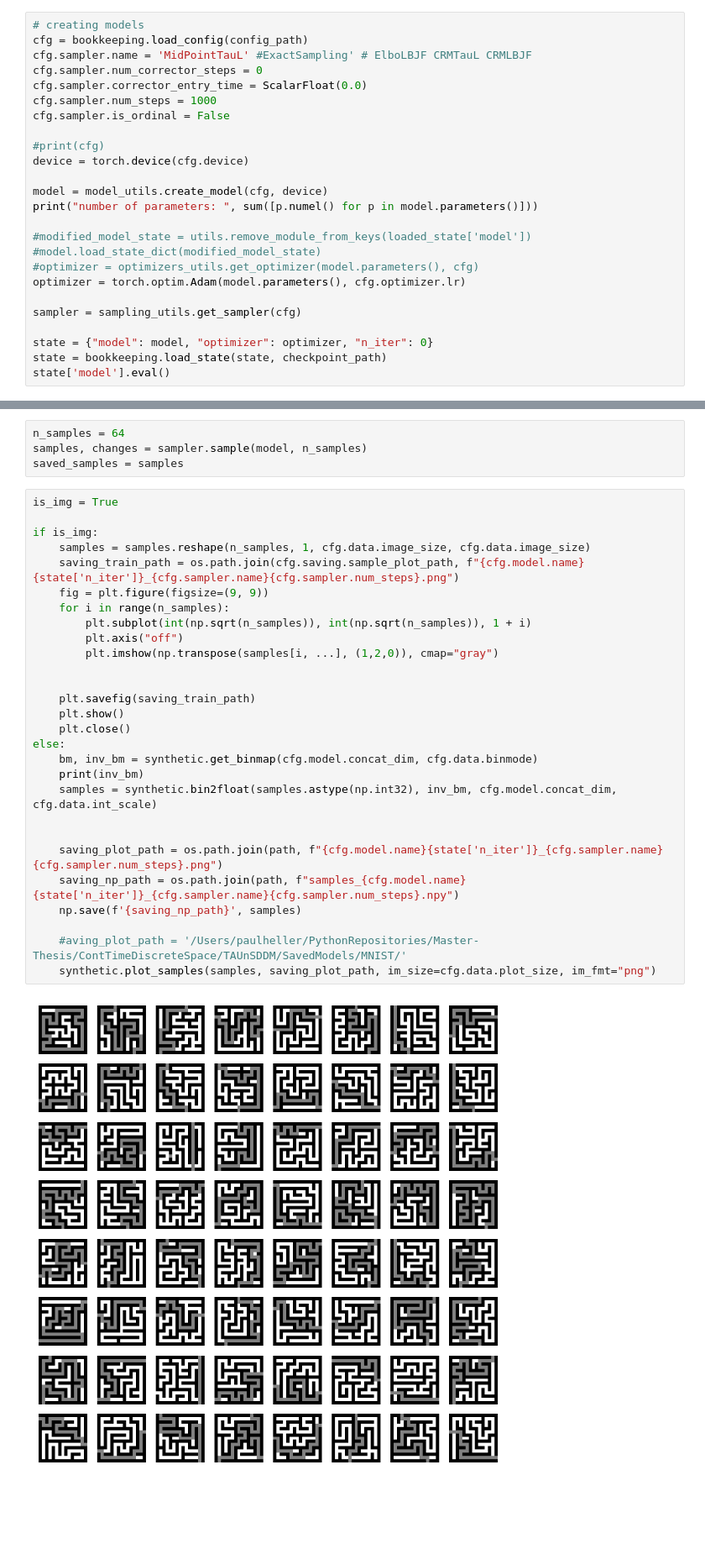
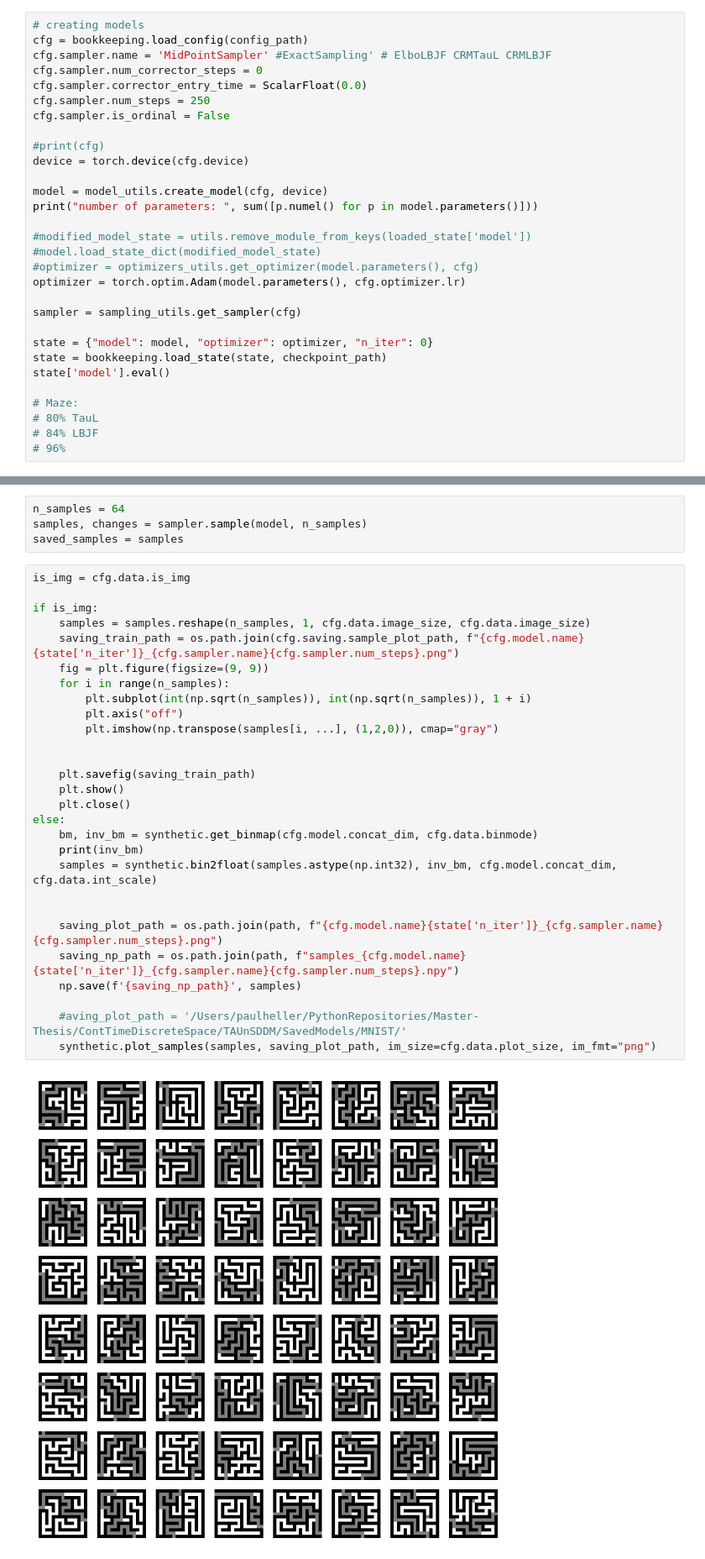
Before and after one commit to paulffm/Continuous-Time-Diffusion-Models-for-Discrete-Data, a Jupyter notebook: ContTimeDiscreteSpace/TAUnSDDM/sample_notebook.ipynb, the cells around one changed output, grey strips where cells are left out. Shown at 84% size. Drawn from its saved outputs; the diff is of its cells as text; blank space fills up the shorter version.

```diff
--- a/ContTimeDiscreteSpace/TAUnSDDM/sample_notebook.ipynb
+++ b/ContTimeDiscreteSpace/TAUnSDDM/sample_notebook.ipynb
@@ -116,10 +120,10 @@ checkpoint_path = os.path.join(path, date, model_name)
 # %%
 # creating models
 cfg = bookkeeping.load_config(config_path)
-cfg.sampler.name = 'MidPointTauL' #ExactSampling' # ElboLBJF CRMTauL CRMLBJF
+cfg.sampler.name = 'MidPointSampler' #ExactSampling' # ElboLBJF CRMTauL CRMLBJF
 cfg.sampler.num_corrector_steps = 0
 cfg.sampler.corrector_entry_time = ScalarFloat(0.0)
-cfg.sampler.num_steps = 1000
+cfg.sampler.num_steps = 250
 cfg.sampler.is_ordinal = False
 
 #print(cfg)
@@ -138,4 +142,9 @@ sampler = sampling_utils.get_sampler(cfg)
 state = {"model": model, "optimizer": optimizer, "n_iter": 0}
 state = bookkeeping.load_state(state, checkpoint_path)
 state['model'].eval()
+
+# Maze:
+# 80% TauL
+# 84% LBJF
+# 96%
 # %% [output]
@@ -146,35 +155,35 @@ n_samples = 64
 samples, changes = sampler.sample(model, n_samples)
 saved_samples = samples
 # %%
-is_img = True
+is_img = cfg.data.is_img
 
 if is_img:
     samples = samples.reshape(n_samples, 1, cfg.data.image_size, cfg.data.image_size)
     saving_train_path = os.path.join(cfg.saving.sample_plot_path, f"{cfg.model.name}{state['n_iter']}_{cfg.sampler.name}{cfg.sampler.num_steps}.png")
     fig = plt.figure(figsize=(9, 9))
     for i in range(n_samples):
         plt.subplot(int(np.sqrt(n_samples)), int(np.sqrt(n_samples)), 1 + i)
         plt.axis("off")
         plt.imshow(np.transpose(samples[i, ...], (1,2,0)), cmap="gray")
 
 
     plt.savefig(saving_train_path)
     plt.show()
     plt.close()
 else:
     bm, inv_bm = synthetic.get_binmap(cfg.model.concat_dim, cfg.data.binmode)
     print(inv_bm)
     samples = synthetic.bin2float(samples.astype(np.int32), inv_bm, cfg.model.concat_dim, cfg.data.int_scale)
 
 
     saving_plot_path = os.path.join(path, f"{cfg.model.name}{state['n_iter']}_{cfg.sampler.name}{cfg.sampler.num_steps}.png")
     saving_np_path = os.path.join(path, f"samples_{cfg.model.name}{state['n_iter']}_{cfg.sampler.name}{cfg.sampler.num_steps}.npy")
     np.save(f'{saving_np_path}', samples)
 
     #aving_plot_path = '/Users/paulheller/PythonRepositories/Master-Thesis/ContTimeDiscreteSpace/TAUnSDDM/SavedModels/MNIST/'
     synthetic.plot_samples(samples, saving_plot_path, im_size=cfg.data.plot_size, im_fmt="png")
 # %% [output]
-[figure, old version]
+[figure, new version]
 # %%
 correct_mazes = maze_acc(saved_samples)
 correct_mazes = correct_mazes[:, np.newaxis, :, :]
```
Also changed, not shown: parts of 3 cells of this notebook, 18 other files.
